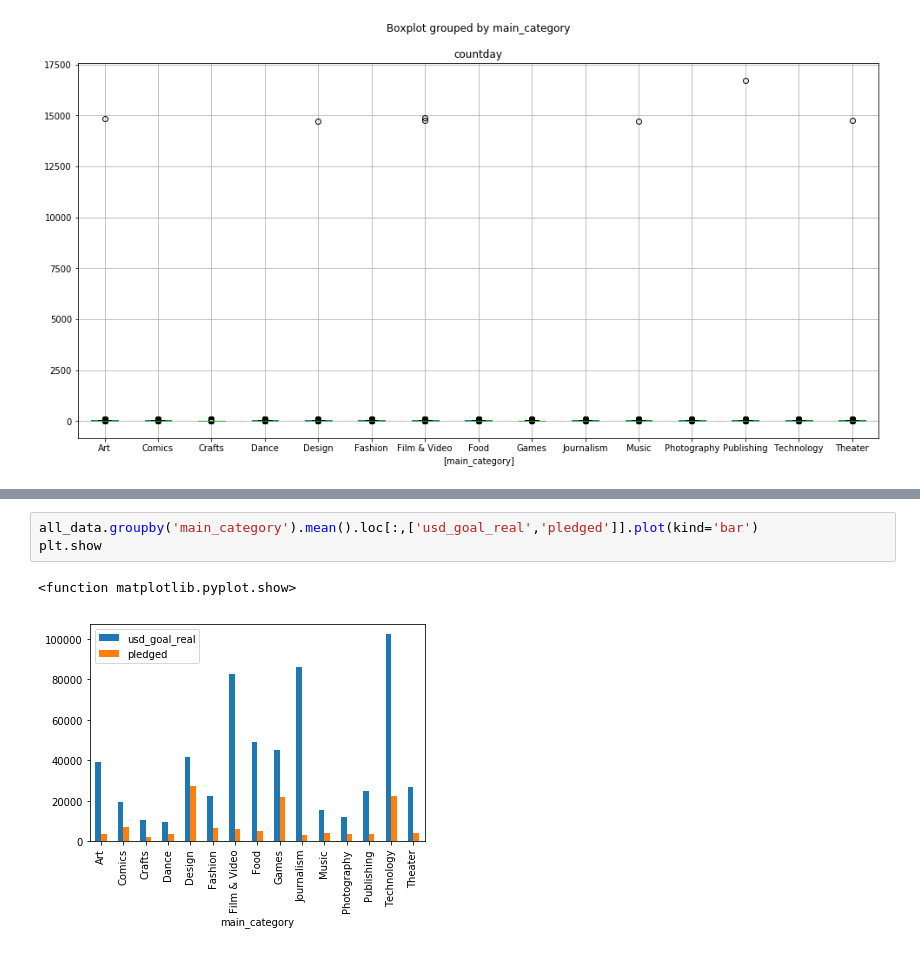
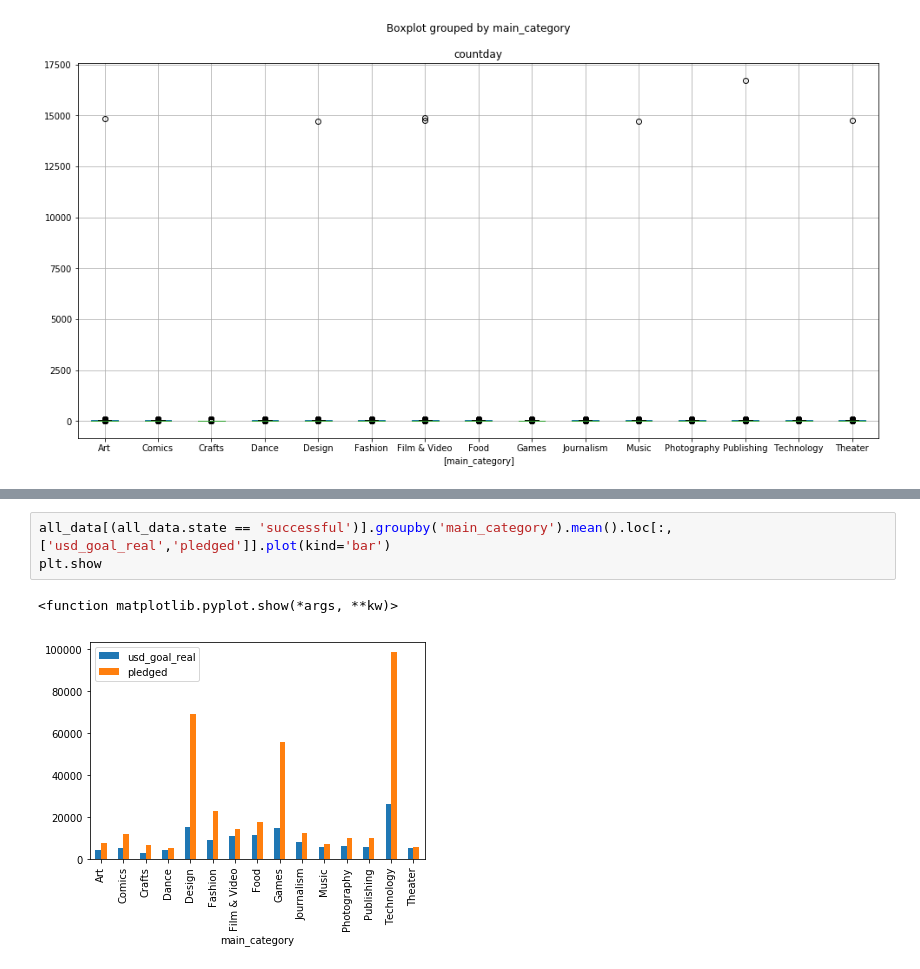
Before and after one commit to fedehenzenn/ml-grupohpz, a Jupyter notebook: tp1_exploration.ipynb, the cells around one changed output, grey strips where cells are left out. Drawn from its saved outputs; the diff is of its cells as text.

```diff
--- a/tp1_exploration.ipynb
+++ b/tp1_exploration.ipynb
@@ -162,6 +163,6 @@ all_data[all_data.main_category.notnull()][["main_category", "countday"]].boxplo
 # %%
-all_data.groupby('main_category').mean().loc[:,['usd_goal_real','pledged']].plot(kind='bar')
+all_data[(all_data.state == 'successful')].groupby('main_category').mean().loc[:,['usd_goal_real','pledged']].plot(kind='bar')
 plt.show
 # %% [output]
-<function matplotlib.pyplot.show>
+<function matplotlib.pyplot.show(*args, **kw)>
-[figure, old version]
+[figure, new version]
```
Also changed, not shown: parts of 4 cells of this notebook.
